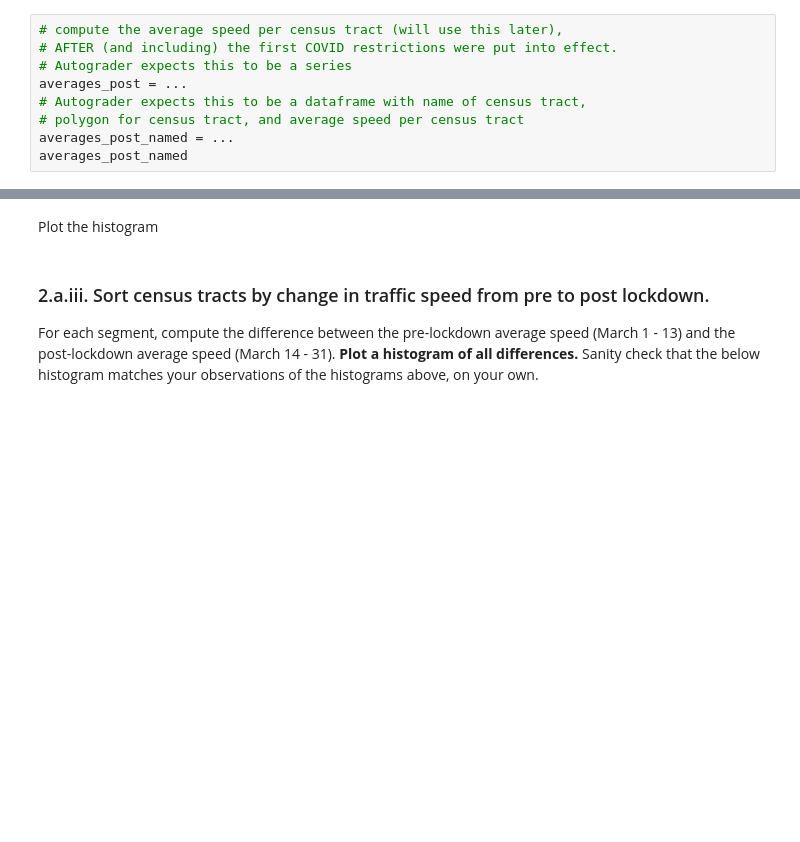
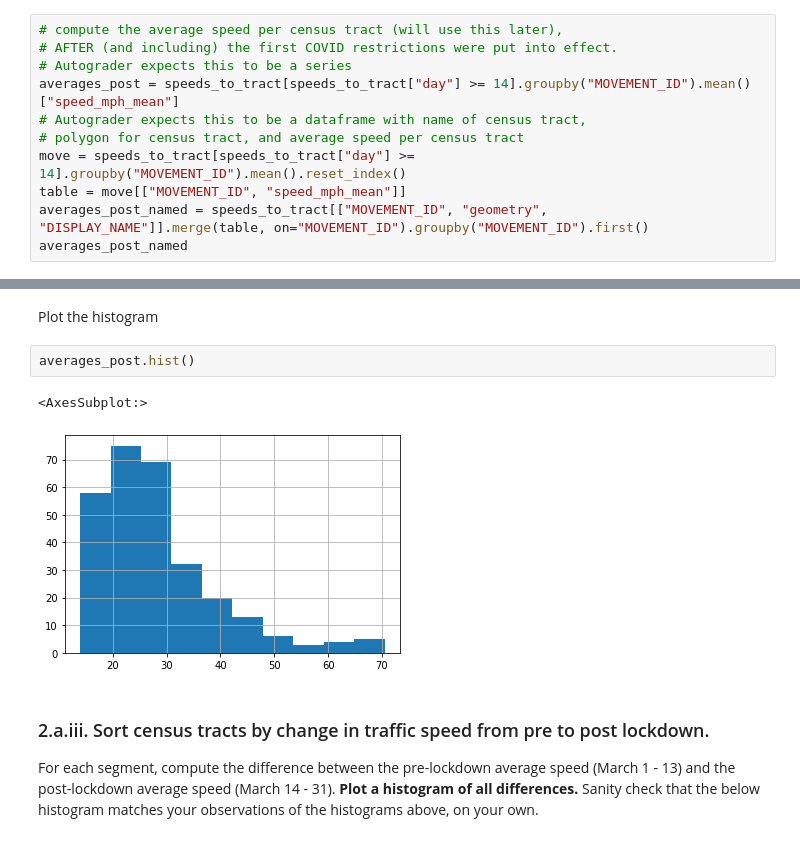
Before and after one commit to JerryPan2718/Traffic-EDA, a Jupyter notebook: Traffic_part1.ipynb, the cells around one changed output, grey strips where cells are left out. Saved outputs shown, nothing was run; the diff lists cells and outputs as text; blank space fills up the shorter version.

```diff
--- a/Traffic_part1.ipynb
+++ b/Traffic_part1.ipynb
@@ -711,8 +786,10 @@ points: 2
 # compute the average speed per census tract (will use this later),
 # AFTER (and including) the first COVID restrictions were put into effect.
 # Autograder expects this to be a series
-averages_post = ...
+averages_post = speeds_to_tract[speeds_to_tract["day"] >= 14].groupby("MOVEMENT_ID").mean()["speed_mph_mean"]
 # Autograder expects this to be a dataframe with name of census tract,
 # polygon for census tract, and average speed per census tract
-averages_post_named = ...
+move = speeds_to_tract[speeds_to_tract["day"] >= 14].groupby("MOVEMENT_ID").mean().reset_index()
+table = move[["MOVEMENT_ID", "speed_mph_mean"]]
+averages_post_named = speeds_to_tract[["MOVEMENT_ID", "geometry", "DISPLAY_NAME"]].merge(table, on="MOVEMENT_ID").groupby("MOVEMENT_ID").first()
 averages_post_named
@@ -728,6 +822,11 @@ name: q2aii3
 points: 1
 manual: True
 -->
+# %%
+averages_post.hist()
+# %% [output]
+<AxesSubplot:>
+[figure, added]
 # %% [markdown]
 <!-- END QUESTION -->
 
```
Also changed, not shown: parts of 21 cells of this notebook, 1 other file.
